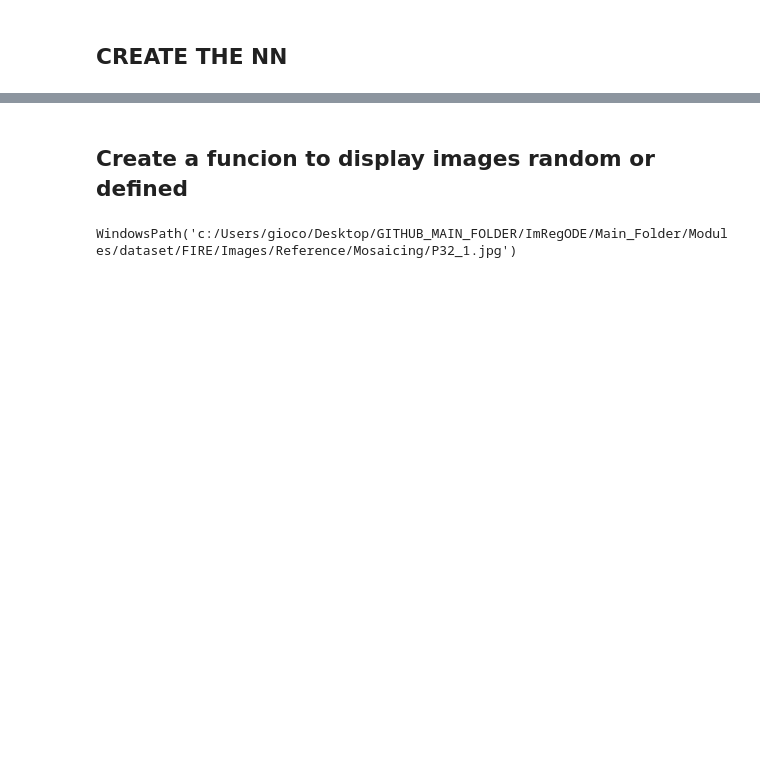
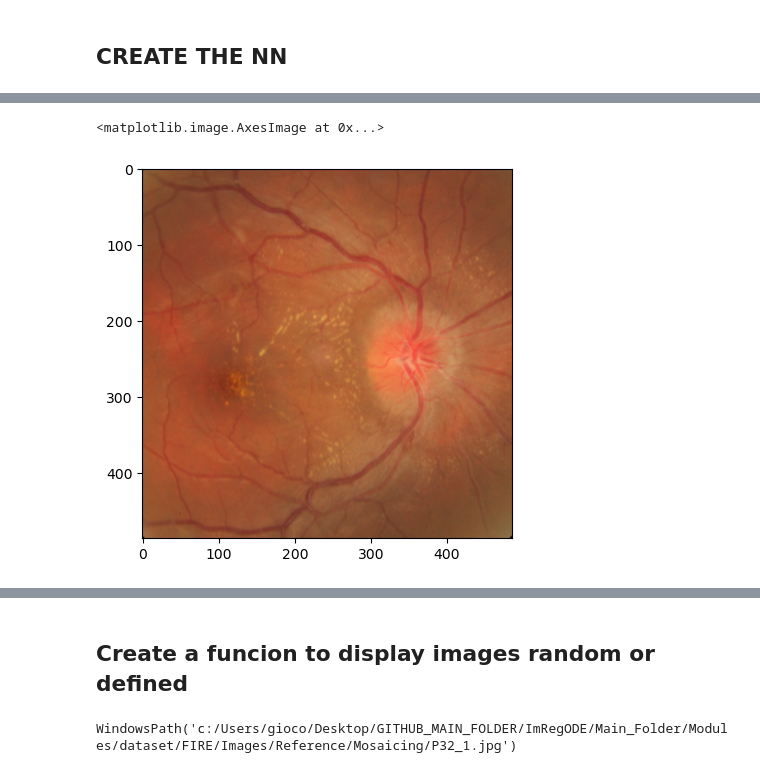
Before and after one commit to MICCIOSLAYER/ImRegODE, a Jupyter notebook: Main_Folder/Main_Code/notebook.ipynb, the cells around one changed output, grey strips where cells are left out. Drawn from its saved outputs; the diff is of its cells as text; code cells hidden in the pictures; blank space fills up the shorter version.

```diff
--- a/Main_Folder/Main_Code/notebook.ipynb
+++ b/Main_Folder/Main_Code/notebook.ipynb
@@ -671,0 +843,18 @@ array([10,  9,  8,  7,  6,  5,  4,  3,  2,  1,  0])
+# %%
+def normalize(tens_image : torch.Tensor
+              )-> torch.Tensor:
+    '''
+    get a tensor to normalize it throught the scaler'''
+    maxim = np.max(tens_image.numpy())
+    minim = np.min(tens_image.numpy())
+
+    if maxim == minim:
+        return torch.zeros_like(tens_image)
+
+    return (tens_image -minim)/ (maxim - minim)
+# %%
+I3_norm = normalize(I3)
+plt.imshow(I3_norm.permute(1,2,0).numpy())
+# %% [output]
+<matplotlib.image.AxesImage at 0x...>
+[figure, added]
```
Also changed, not shown: parts of 28 cells of this notebook.
